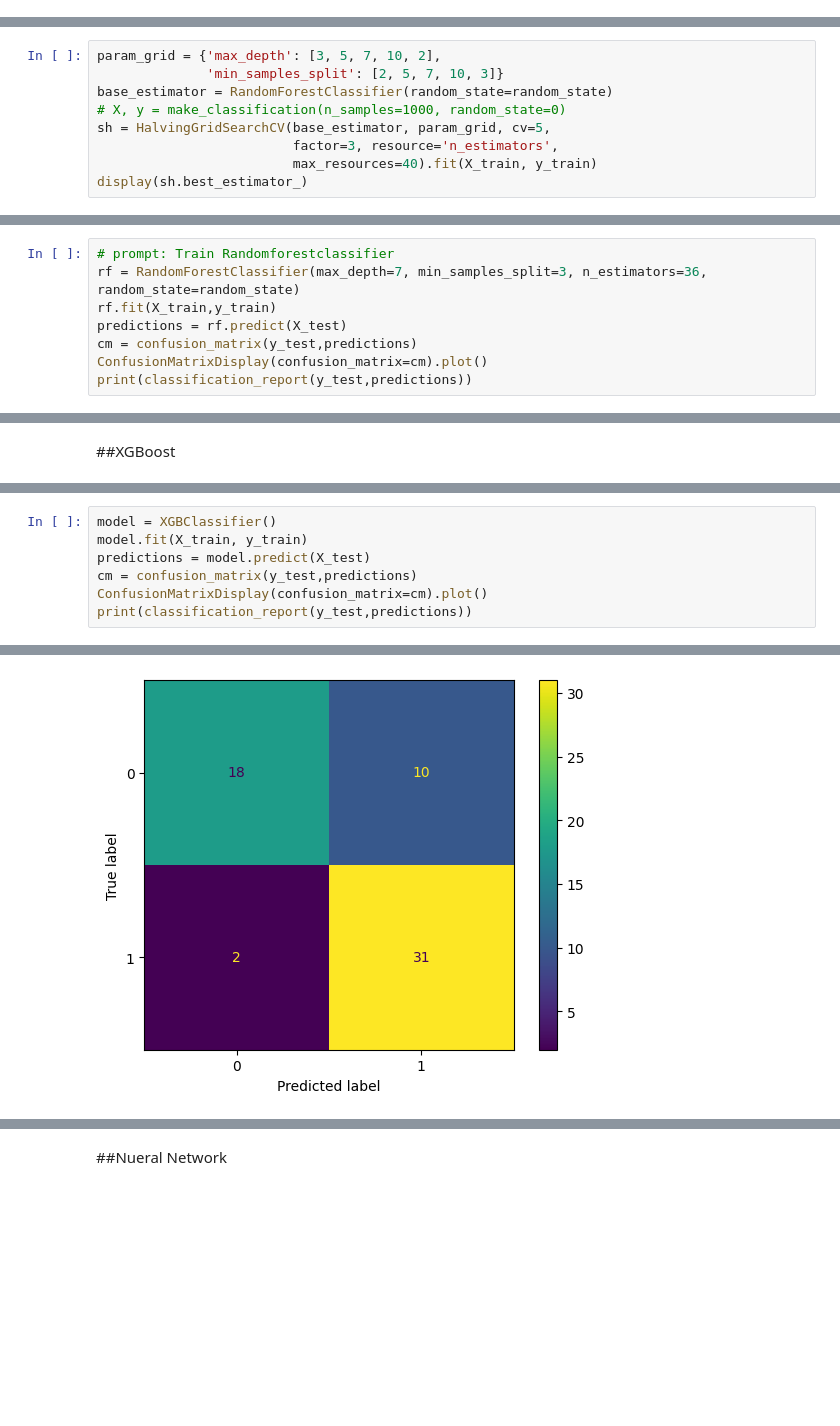
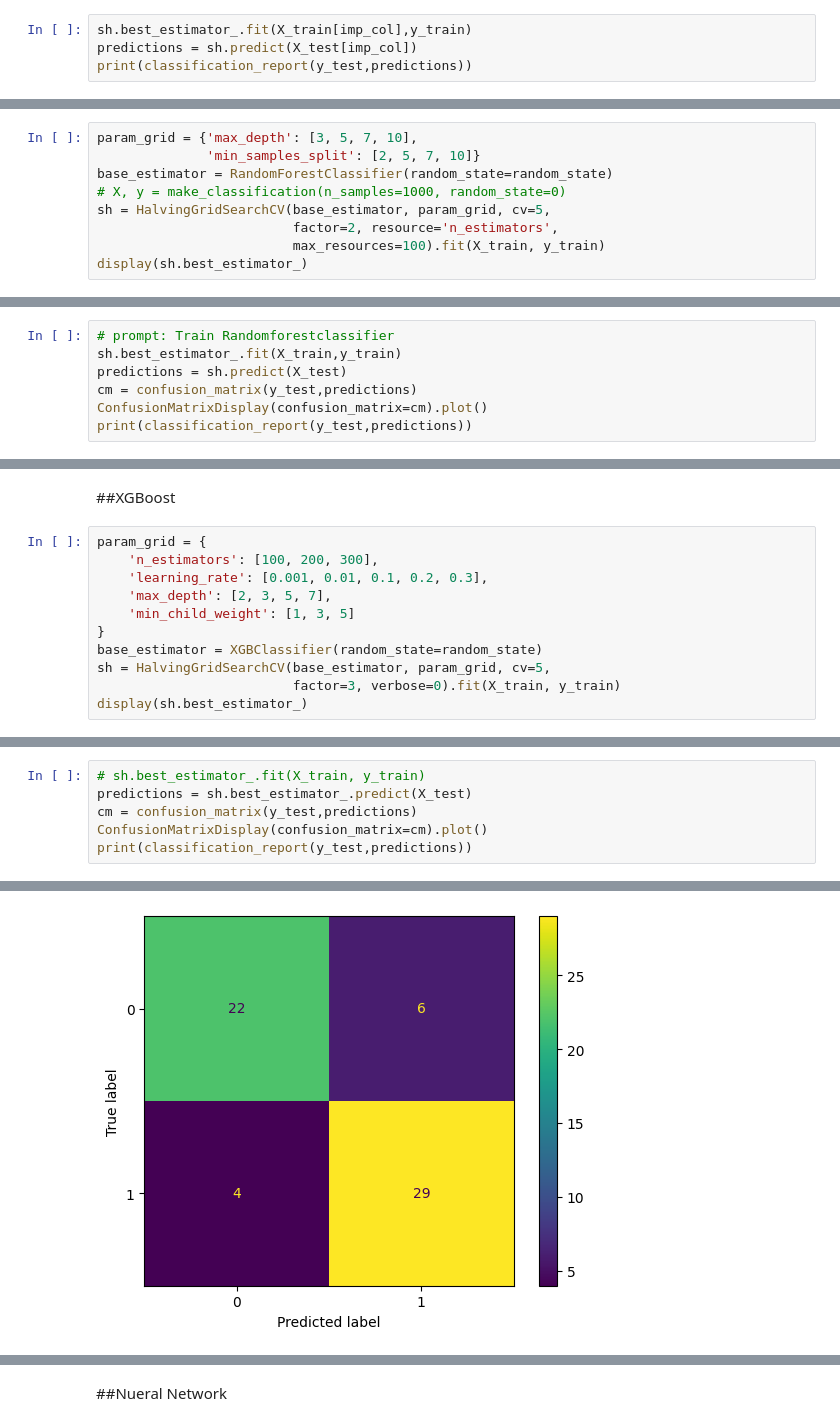
Before and after one commit to Putt2020/pytorch_beginner, a Jupyter notebook: heart_disease_model.ipynb, the cells around one changed output, grey strips where cells are left out. Saved outputs shown, nothing was run; the diff lists cells and outputs as text; blank space fills up the shorter version.

```diff
--- a/heart_disease_model.ipynb
+++ b/heart_disease_model.ipynb
@@ -212,0 +213,4 @@ importance columms are: Index(['age', 'cp', 'trestbps', 'thalach', 'oldpeak', 's
+# %%
+sh.best_estimator_.fit(X_train[imp_col],y_train)
+predictions = sh.predict(X_test[imp_col])
+print(classification_report(y_test,predictions))
@@ -232,12 +252,12 @@ weighted avg       0.81      0.80      0.80        61
 # %% [markdown]
 ##Random Forest
 # %%
-param_grid = {'max_depth': [3, 5, 7, 10, 2],
-              'min_samples_split': [2, 5, 7, 10, 3]}
+param_grid = {'max_depth': [3, 5, 7, 10],
+              'min_samples_split': [2, 5, 7, 10]}
 base_estimator = RandomForestClassifier(random_state=random_state)
 # X, y = make_classification(n_samples=1000, random_state=0)
 sh = HalvingGridSearchCV(base_estimator, param_grid, cv=5,
-                         factor=3, resource='n_estimators',
-                         max_resources=40).fit(X_train, y_train)
+                         factor=2, resource='n_estimators',
+                         max_resources=100).fit(X_train, y_train)
 display(sh.best_estimator_)
 # %% [output]
@@ -245,9 +265,8 @@ RandomForestClassifier(max_depth=7, min_samples_split=3, n_estimators=36,
                        random_state=41)
 # %%
 # prompt: Train Randomforestclassifier
-rf = RandomForestClassifier(max_depth=7, min_samples_split=3, n_estimators=36, random_state=random_state)
-rf.fit(X_train,y_train)
-predictions = rf.predict(X_test)
+sh.best_estimator_.fit(X_train,y_train)
+predictions = sh.predict(X_test)
 cm = confusion_matrix(y_test,predictions)
 ConfusionMatrixDisplay(confusion_matrix=cm).plot()
 print(classification_report(y_test,predictions))
@@ -263,3 +282,14 @@ weighted avg       0.83      0.82      0.82        61
 [figure]
 # %% [markdown]
 ##XGBoost
+# %%
+param_grid = {
+    'n_estimators': [100, 200, 300],
+    'learning_rate': [0.001, 0.01, 0.1, 0.2, 0.3],
+    'max_depth': [2, 3, 5, 7],
+    'min_child_weight': [1, 3, 5]
+}
+base_estimator = XGBClassifier(random_state=random_state)
+sh = HalvingGridSearchCV(base_estimator, param_grid, cv=5,
+                         factor=3, verbose=0).fit(X_train, y_train)
+display(sh.best_estimator_)
@@ -266,7 +308,6 @@ weighted avg       0.83      0.82      0.82        61
 # %%
-model = XGBClassifier()
-model.fit(X_train, y_train)
-predictions = model.predict(X_test)
+# sh.best_estimator_.fit(X_train, y_train)
+predictions = sh.best_estimator_.predict(X_test)
 cm = confusion_matrix(y_test,predictions)
 ConfusionMatrixDisplay(confusion_matrix=cm).plot()
 print(classification_report(y_test,predictions))
@@ -282 +323 @@ weighted avg       0.82      0.80      0.80        61
-[figure, old version]
+[figure, new version]
```
Also changed, not shown: parts of 24 cells of this notebook.
